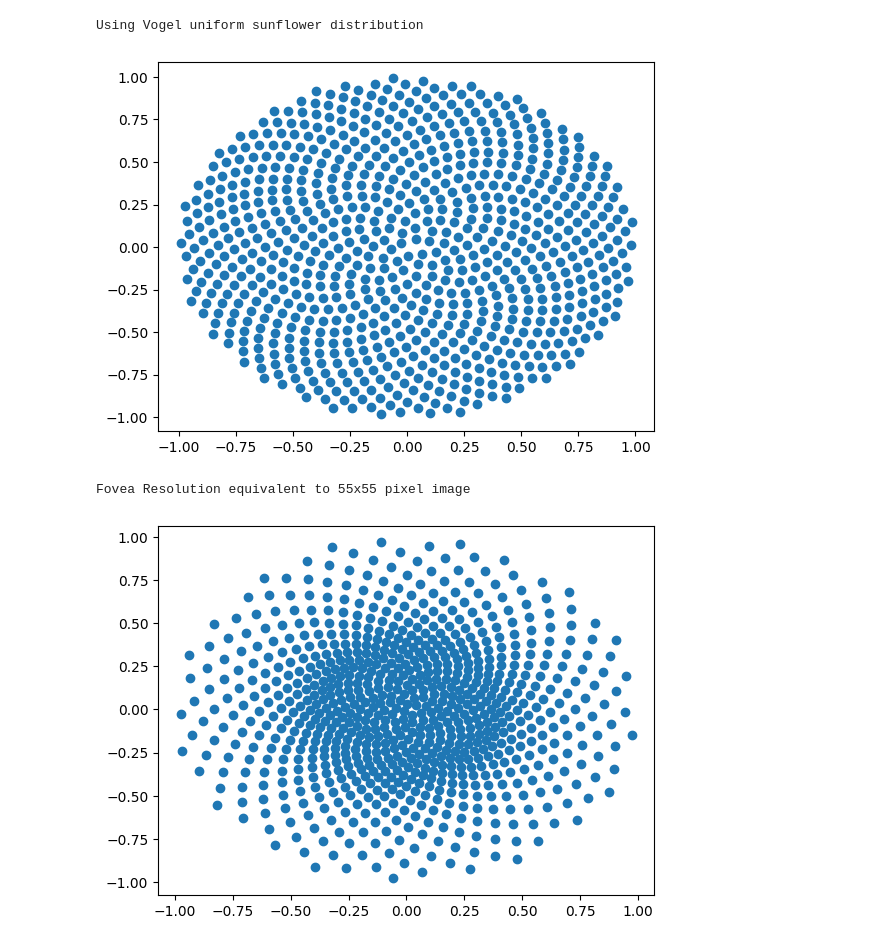
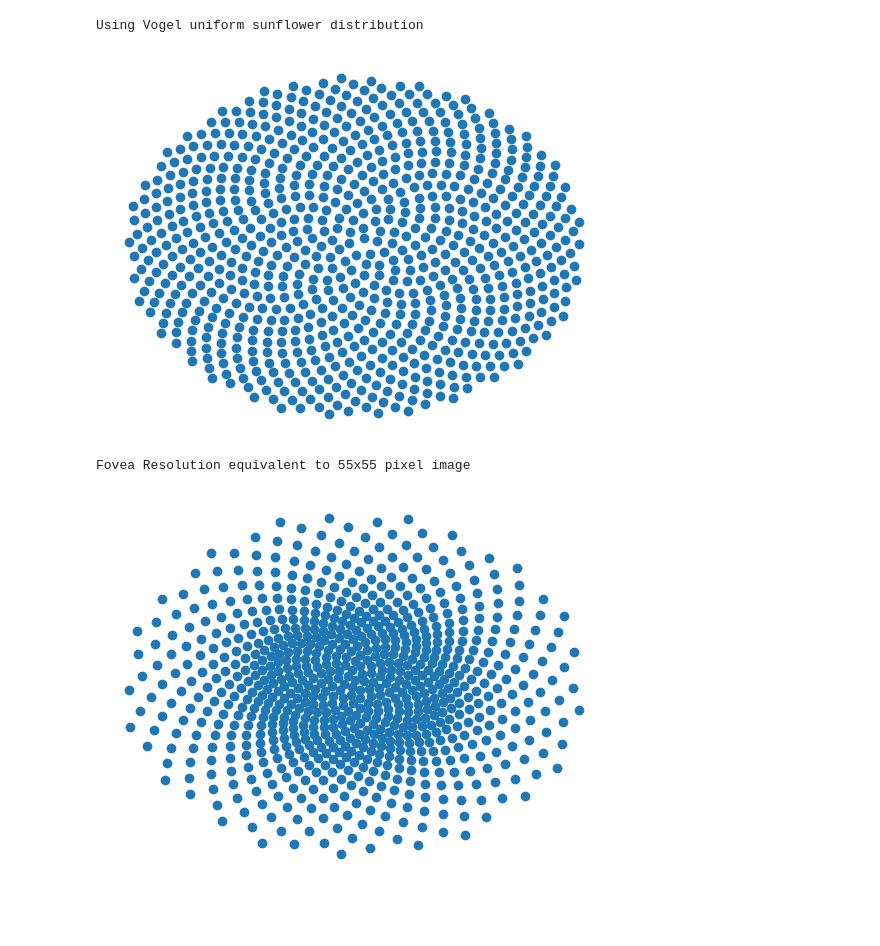
Before and after one commit to raspberry1211/Robot-Foveas, a Jupyter notebook: fovea_shape_display.ipynb, the cells around one changed output. Saved outputs shown, nothing was run; the diff lists cells and outputs as text; code cells hidden in the pictures; blank space fills up the shorter version.

```diff
--- a/fovea_shape_display.ipynb
+++ b/fovea_shape_display.ipynb
@@ -27,10 +26,10 @@ x, y = uniform_fibonacci(28**2)
 Using Vogel uniform sunflower distribution
 # %%
 plt.scatter(x, y)
-
+plt.axis(False)
 plt.show()
 # %% [output]
-[figure, old version]
+[figure, new version]
 # %%
 def log_fibonacci(n_nodes, fovea_radius, fovea_density, auto=False, verbose=True):
 
@@ -75,7 +74,7 @@ x, y = log_fibonacci(28**2, 0.4, 0.05, True, True)
 Fovea Resolution equivalent to 55x55 pixel image
 # %%
 plt.scatter(x, y)
-
+plt.axis(False)
 plt.show()
 # %% [output]
-[figure, old version]
+[figure, new version]
```
Also changed, not shown: parts of 1 cell of this notebook, 3 other files.
